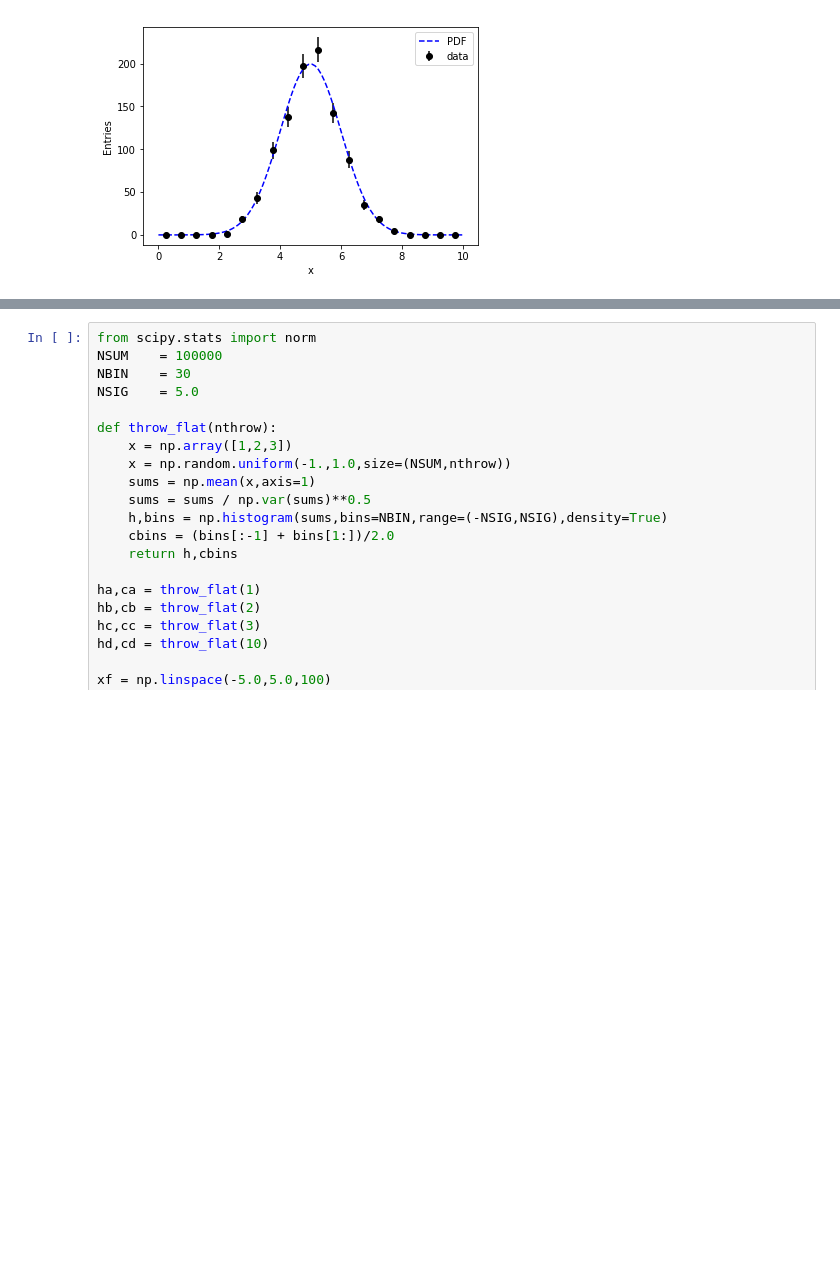
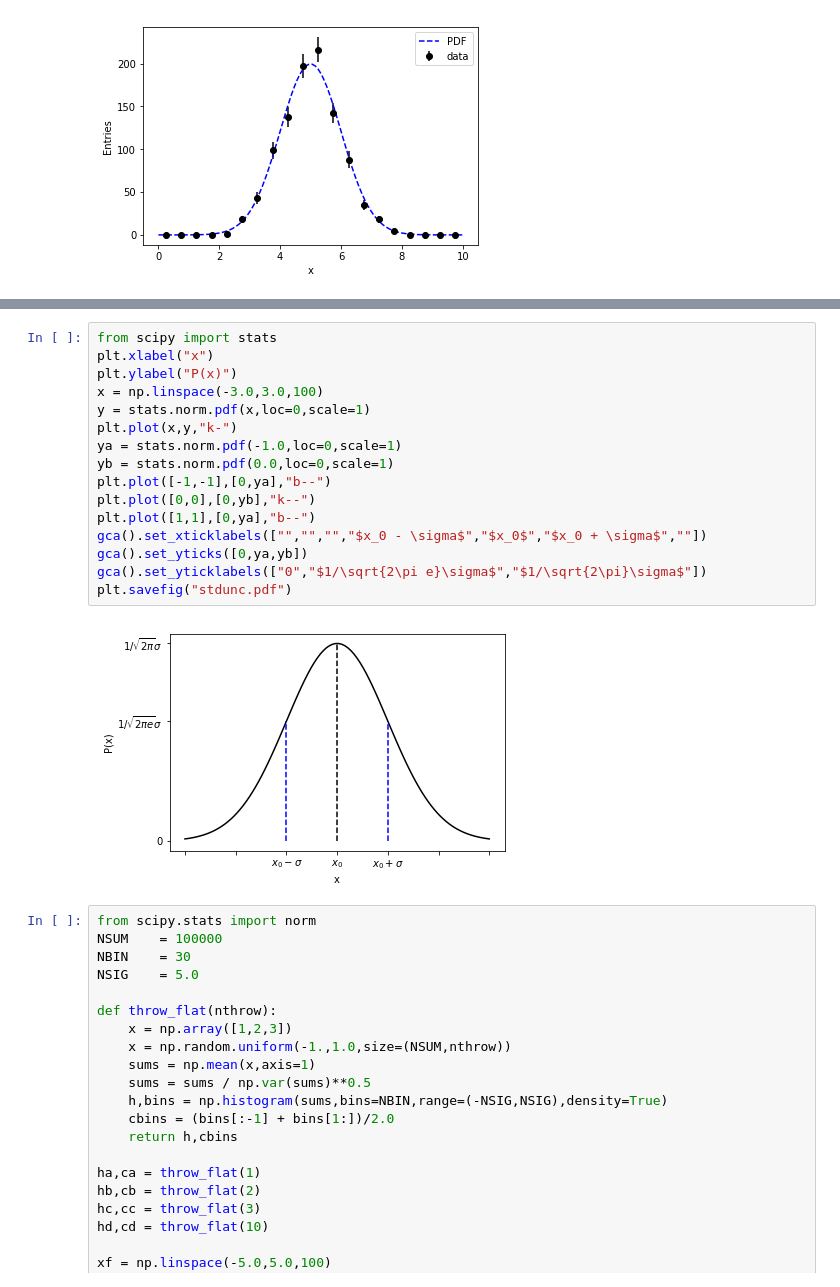
Before and after one commit to mulhearn/classwork, a Jupyter notebook: phy80/stats/figs/figures.ipynb, the cells around one changed output, grey strips where cells are left out. Cells and saved outputs as stored; diff of their text form; blank space fills up the shorter version.

```diff
--- a/phy80/stats/figs/figures.ipynb
+++ b/phy80/stats/figs/figures.ipynb
@@ -187,3 +199,21 @@ plt.savefig("compare.pdf")
+# %%
+from scipy import stats
+plt.xlabel("x")
+plt.ylabel("P(x)")
+x = np.linspace(-3.0,3.0,100)
+y = stats.norm.pdf(x,loc=0,scale=1)
+plt.plot(x,y,"k-")
+ya = stats.norm.pdf(-1.0,loc=0,scale=1)
+yb = stats.norm.pdf(0.0,loc=0,scale=1)
+plt.plot([-1,-1],[0,ya],"b--")
+plt.plot([0,0],[0,yb],"k--")
+plt.plot([1,1],[0,ya],"b--")
+gca().set_xticklabels(["","","","$x_0 - \sigma$","$x_0$","$x_0 + \sigma$",""])
+gca().set_yticks([0,ya,yb])
+gca().set_yticklabels(["0","$1/\sqrt{2\pi e}\sigma$","$1/\sqrt{2\pi}\sigma$"])
+plt.savefig("stdunc.pdf")
+# %% [output]
+[figure, added]
 # %%
 from scipy.stats import norm
 NSUM    = 100000
```
Also changed, not shown: parts of 1 cell of this notebook, 12 other files.
